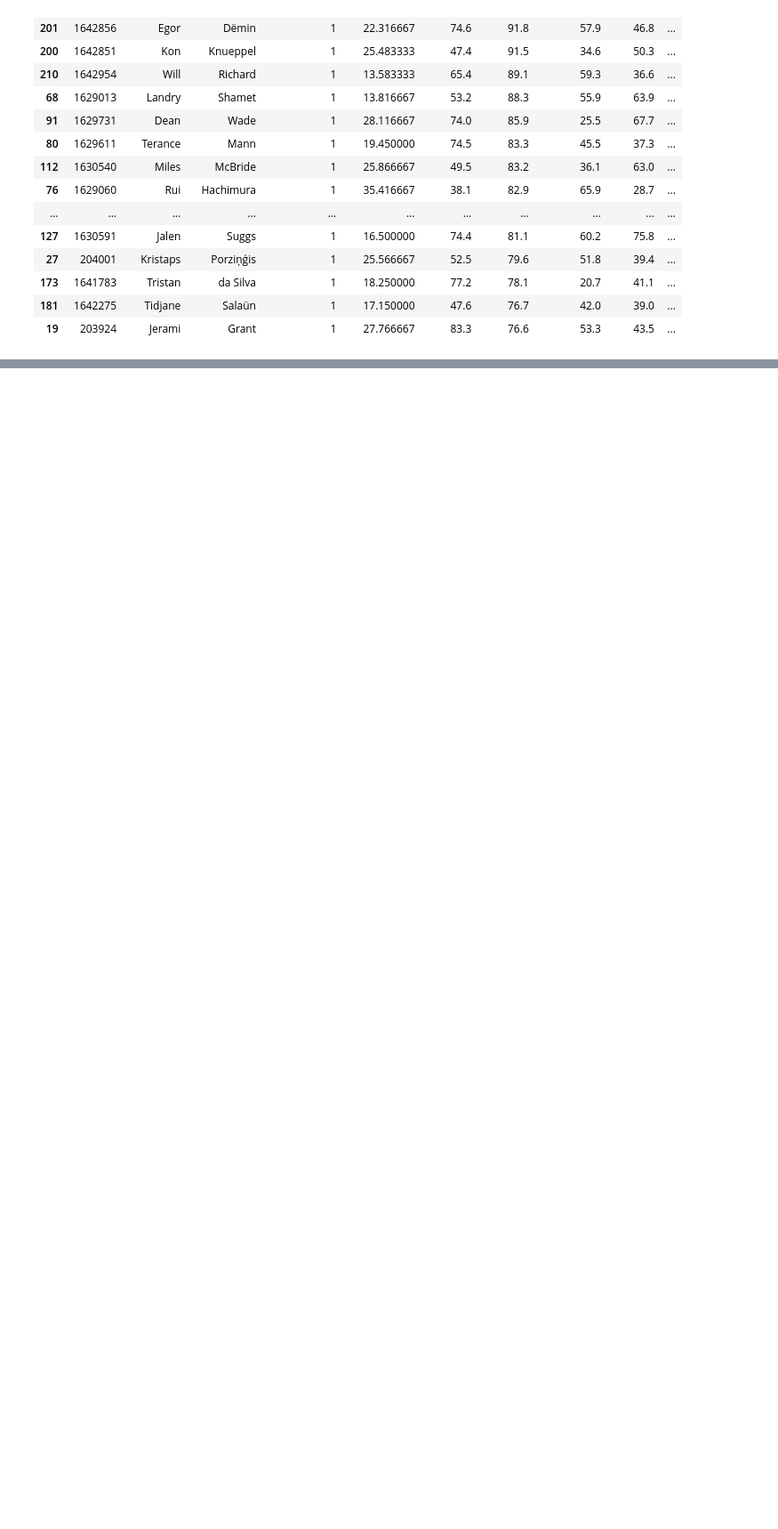
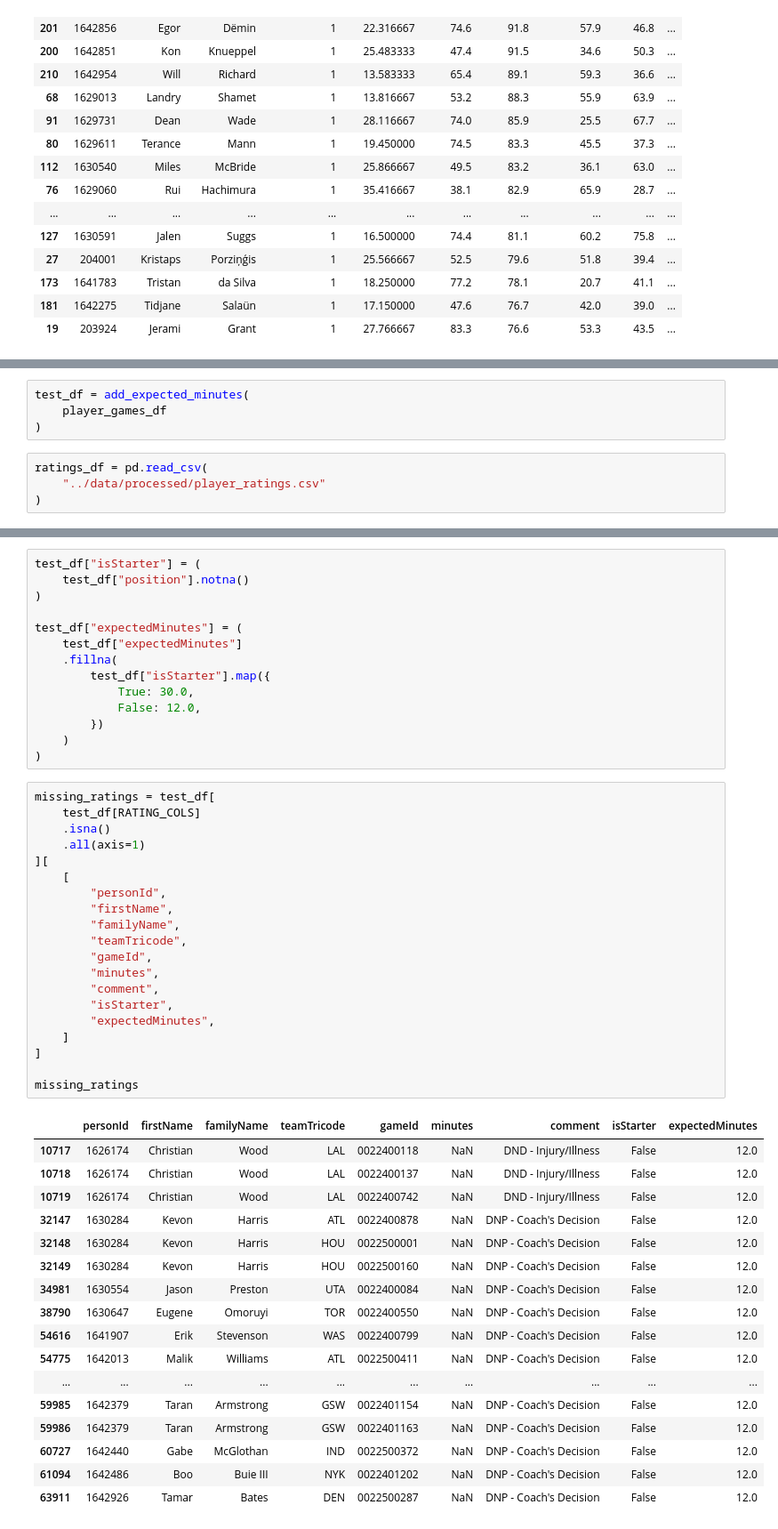
Before and after one commit to Team-Zhao/nba-ai-simulator, a Jupyter notebook: notebooks/player_rating.ipynb, the cells around one changed output, grey strips where cells are left out. Shown at 89% size. Saved outputs shown, nothing was run; the diff lists cells and outputs as text; blank space fills up the shorter version.

```diff
--- a/notebooks/player_rating.ipynb
+++ b/notebooks/player_rating.ipynb
@@ -456,0 +949,8 @@ ratings_df.sort_values(
+# %%
+test_df = add_expected_minutes(
+    player_games_df
+)
+# %%
+ratings_df = pd.read_csv(
+    "../data/processed/player_ratings.csv"
+)
@@ -456,0 +996,52 @@ ratings_df.sort_values(
+# %%
+test_df["isStarter"] = (
+    test_df["position"].notna()
+)
+
+test_df["expectedMinutes"] = (
+    test_df["expectedMinutes"]
+    .fillna(
+        test_df["isStarter"].map({
+            True: 30.0,
+            False: 12.0,
+        })
+    )
+)
+# %%
+missing_ratings = test_df[
+    test_df[RATING_COLS]
+    .isna()
+    .all(axis=1)
+][
+    [
+        "personId",
+        "firstName",
+        "familyName",
+        "teamTricode",
+        "gameId",
+        "minutes",
+        "comment",
+        "isStarter",
+        "expectedMinutes",
+    ]
+]
+
+missing_ratings
+# %% [output]
+|  | personId | firstName | familyName | teamTricode | gameId | minutes | comment | isStarter | expectedMinutes |
+| 10717 | 1626174 | Christian | Wood | LAL | 0022400118 | NaN | DND - Injury/Illness | False | 12.0 |
+| 10718 | 1626174 | Christian | Wood | LAL | 0022400137 | NaN | DND - Injury/Illness | False | 12.0 |
+| 10719 | 1626174 | Christian | Wood | LAL | 0022400742 | NaN | DND - Injury/Illness | False | 12.0 |
+| 32147 | 1630284 | Kevon | Harris | ATL | 0022400878 | NaN | DNP - Coach's Decision | False | 12.0 |
+| 32148 | 1630284 | Kevon | Harris | HOU | 0022500001 | NaN | DNP - Coach's Decision | False | 12.0 |
+| 32149 | 1630284 | Kevon | Harris | HOU | 0022500160 | NaN | DNP - Coach's Decision | False | 12.0 |
+| 34981 | 1630554 | Jason | Preston | UTA | 0022400084 | NaN | DNP - Coach's Decision | False | 12.0 |
+| 38790 | 1630647 | Eugene | Omoruyi | TOR | 0022400550 | NaN | DNP - Coach's Decision | False | 12.0 |
+| 54616 | 1641907 | Erik | Stevenson | WAS | 0022400799 | NaN | DNP - Coach's Decision | False | 12.0 |
+| 54775 | 1642013 | Malik | Williams | ATL | 0022500411 | NaN | DNP - Coach's Decision | False | 12.0 |
+| ... | ... | ... | ... | ... | ... | ... | ... | ... | ... |
+| 59985 | 1642379 | Taran | Armstrong | GSW | 0022401154 | NaN | DNP - Coach's Decision | False | 12.0 |
+| 59986 | 1642379 | Taran | Armstrong | GSW | 0022401163 | NaN | DNP - Coach's Decision | False | 12.0 |
+| 60727 | 1642440 | Gabe | McGlothan | IND | 0022500372 | NaN | DNP - Coach's Decision | False | 12.0 |
+| 61094 | 1642486 | Boo | Buie III | NYK | 0022401202 | NaN | DNP - Coach's Decision | False | 12.0 |
+| 63911 | 1642926 | Tamar | Bates | DEN | 0022500287 | NaN | DNP - Coach's Decision | False | 12.0 |
```
Also changed, not shown: parts of 31 cells of this notebook, 9 other files.
